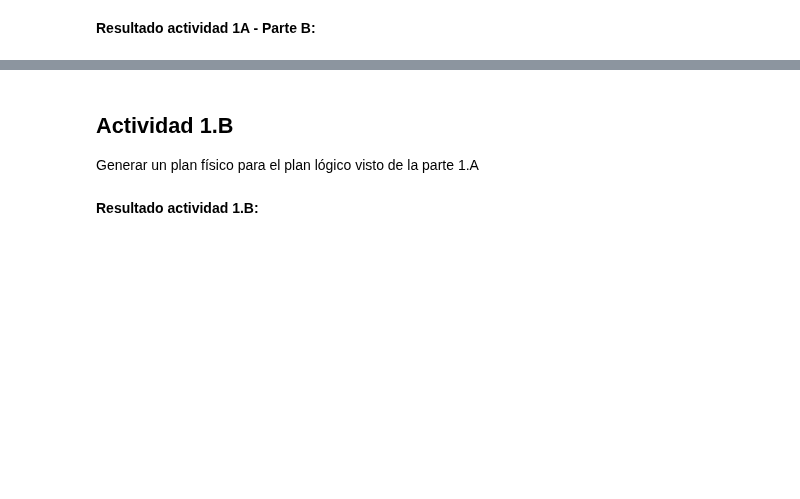
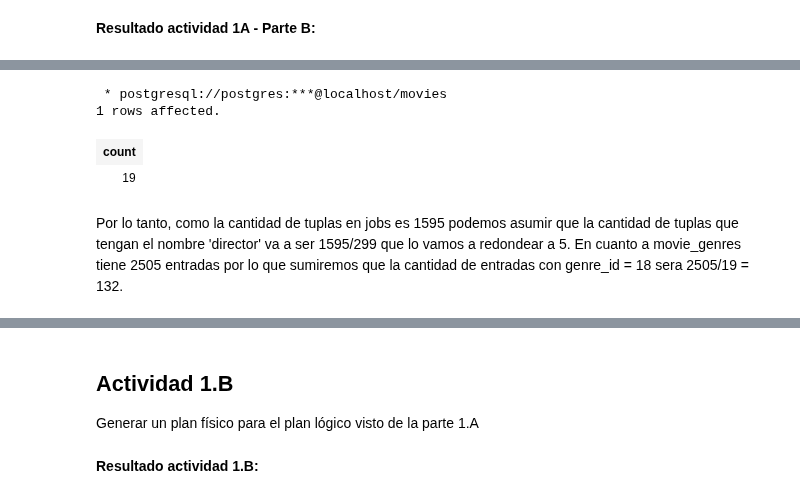
Before and after one commit to brunocentanaro/fundamentos, a Jupyter notebook: Tarea4/Tarea4_labFBD2022.ipynb, the cells around one changed output, grey strips where cells are left out. Saved outputs shown, nothing was run; the diff lists cells and outputs as text; code cells hidden in the pictures; blank space fills up the shorter version.

```diff
--- a/Tarea4/Tarea4_labFBD2022.ipynb
+++ b/Tarea4/Tarea4_labFBD2022.ipynb
@@ -129,3 +146,15 @@ Obtener los planes lógicos de acuerdo a lo visto en el curso.
+# %%
+%%sql
+
+select count(distinct genre_id)
+from movie_genres
+# %% [output]
+ * postgresql://postgres:***@localhost/movies
+1 rows affected.
+| count |
+| 19 |
+# %% [markdown]
+Por lo tanto, como la cantidad de tuplas en jobs es 1595 podemos asumir que la cantidad de tuplas que tengan el nombre 'director' va a ser 1595/299 que lo vamos a redondear a 5. En cuanto a movie_genres tiene 2505 entradas por lo que sumiremos que la cantidad de entradas con genre_id = 18 sera 2505/19 = 132.
 # %% [markdown]
 
 [<img src="planLogicoo.png" width="700"/>](planLogicoo.png)
```
Also changed, not shown: parts of 5 cells of this notebook, 2 other files.
